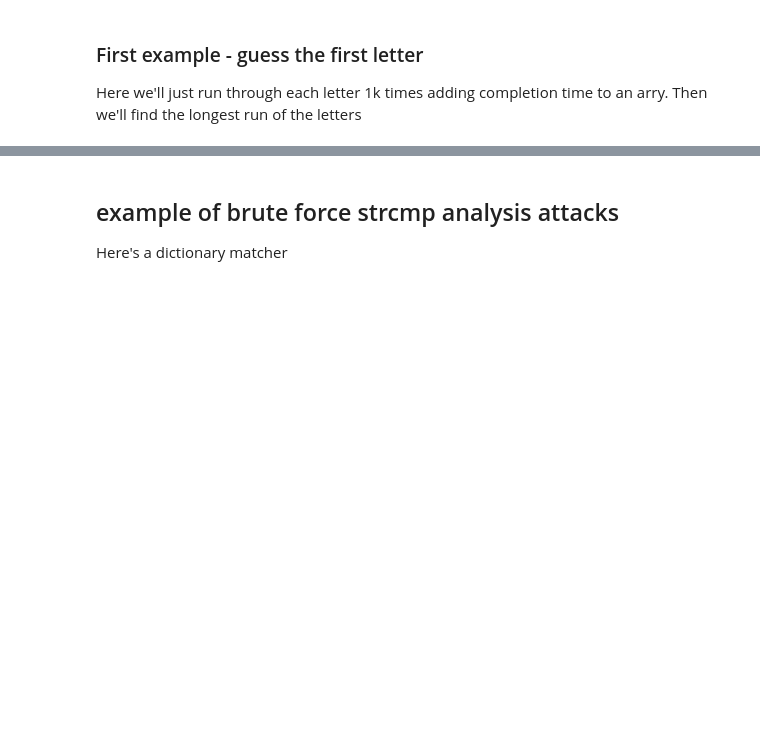
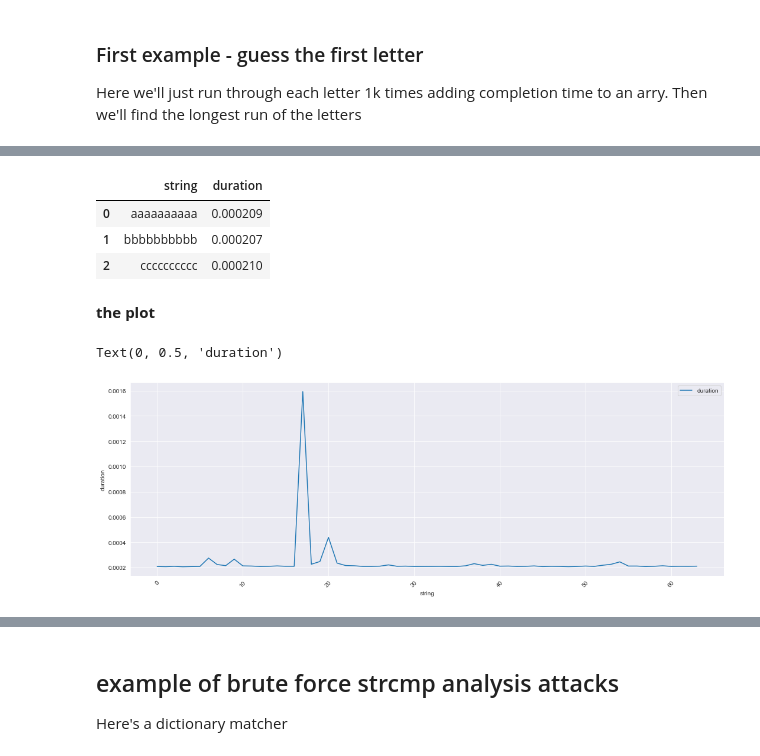
Before and after one commit to jsutch/strcmp_timing_attacks_demo, a Jupyter notebook: Examining Timing Attacks.ipynb, the cells around one changed output, grey strips where cells are left out. Saved outputs shown, nothing was run; the diff lists cells and outputs as text; code cells hidden in the pictures; blank space fills up the shorter version.

Commit message:
added some plots and histograms

```diff
--- a/Examining Timing Attacks.ipynb
+++ b/Examining Timing Attacks.ipynb
@@ -109,0 +128,12 @@ sorted(stash.items(), key=lambda x: x[1])[-10:
+# %%
+df = pd.DataFrame(stash.items())
+# %%
+# change the column names
+df.columns = ['string', 'duration']
+# %%
+def fixtimes(time):
+    if isinstance(time, str):
+        return float(time.split(':')[2])
+# %%
+# change duration strings to be integers. only use the fractional nanoseconds in this case
+df['duration'] = df['duration'].apply(fixtimes)
@@ -109,0 +152,18 @@ sorted(stash.items(), key=lambda x: x[1])[-10:
+# %%
+df.head(3)
+# %% [output]
+|  | string | duration |
+| 0 | aaaaaaaaaa | 0.000209 |
+| 1 | bbbbbbbbbb | 0.000207 |
+| 2 | cccccccccc | 0.000210 |
+# %% [markdown]
+**the plot**
+# %%
+ax = df.plot(figsize=(18,6))
+plt.xticks(rotation=45)
+#ax.set_xticklabels(df.string)
+ax.set_xlabel('string')
+ax.set_ylabel('duration')
+# %% [output]
+Text(0, 0.5, 'duration')
+[figure, added]
```
Also changed, not shown: parts of 20 cells of this notebook, 1 other file.
